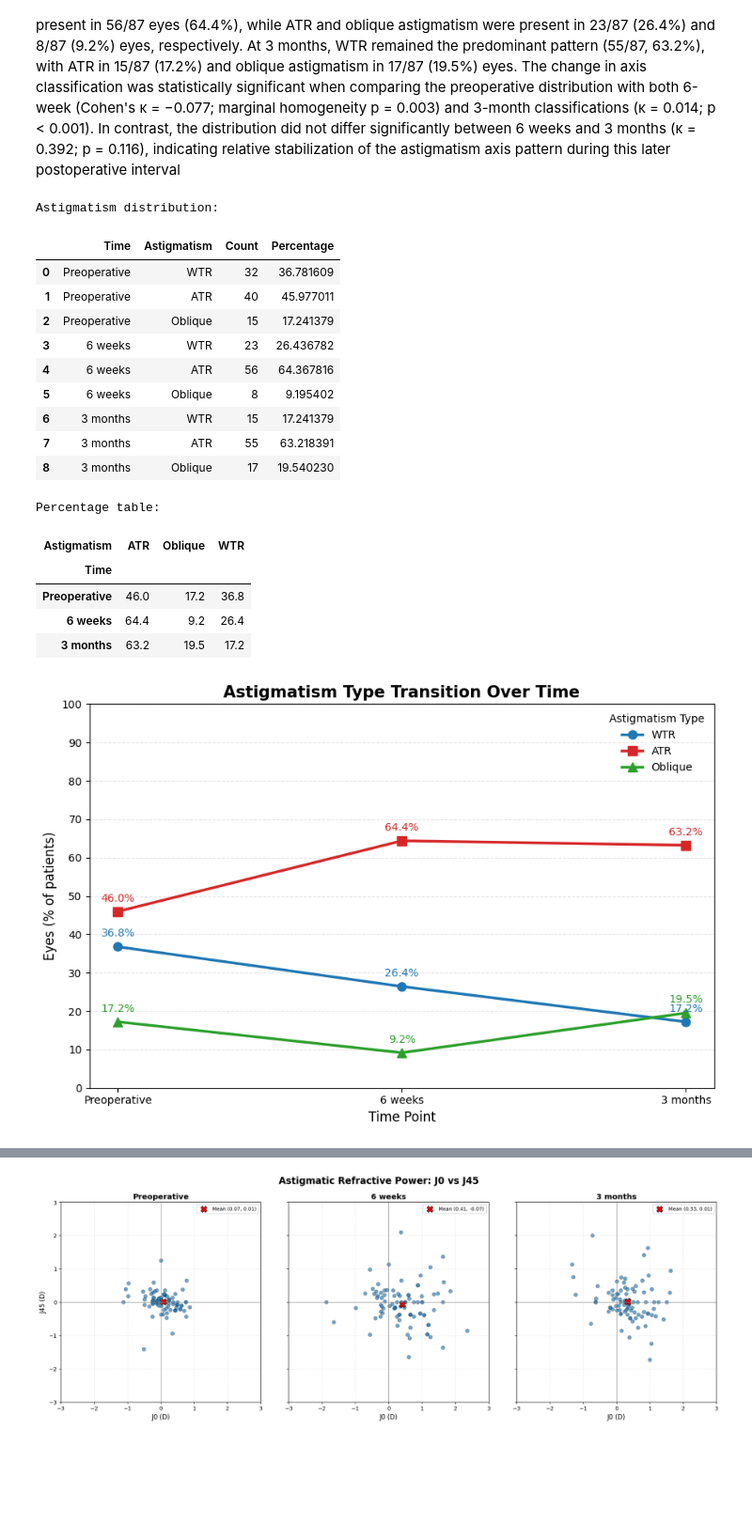
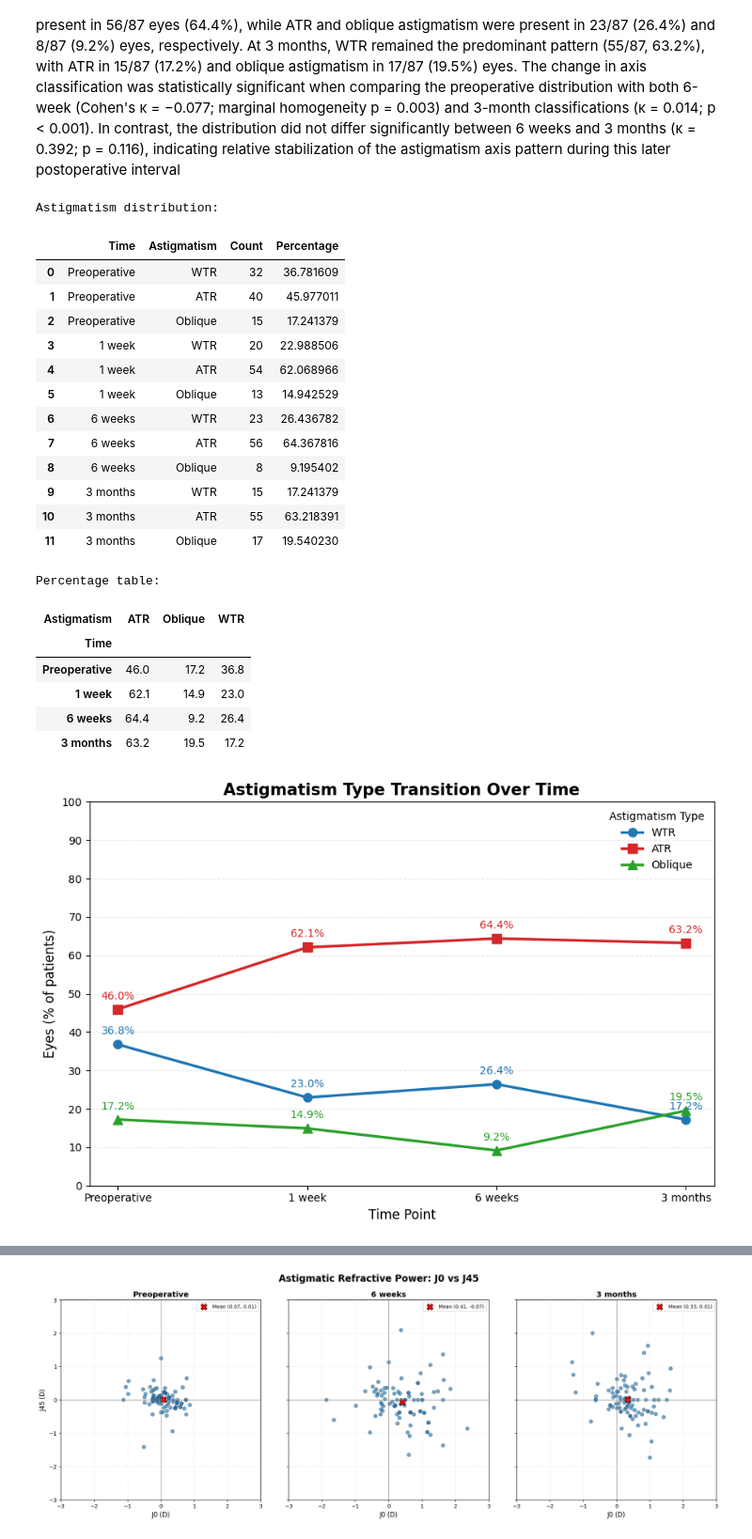
Before and after one commit to krishnacharyaprabhakar-lgtm/AI-Ophthalmology-Dashboard, a Jupyter notebook: pva_study_Egypt_30_8_26.ipynb, the cells around one changed output, grey strips where cells are left out. Shown at 94% size. Cells and saved outputs as stored; diff of their text form; code cells hidden in the pictures; blank space fills up the shorter version.

```diff
--- a/pva_study_Egypt_30_8_26.ipynb
+++ b/pva_study_Egypt_30_8_26.ipynb
@@ -1156,6 +1156,7 @@ sorted_data[
 # %%
 vector_cols = [
     'Preop_J0', 'Preop_J45', 'Preop_J',
+    'J0_1wk', 'J45_1wk', 'J_1wk',
     'J0_6wk', 'J45_6wk', 'J_6wk',
     'J0_3mth', 'J45_3mth', 'J_3mth'
 ]
@@ -1219,6 +1230,11 @@ import pandas as pd
 import numpy as np
 
 comparisons = {
+    'Preop vs 1wk': {
+        'J0': ('Preop_J0', 'J0_1wk'),
+        'J45': ('Preop_J45', 'J45_1wk'),
+        'J': ('Preop_J', 'J_1wk')
+    },
     'Preop vs 6wk': {
         'J0': ('Preop_J0', 'J0_6wk'),
         'J45': ('Preop_J45', 'J45_6wk'),
@@ -1228,6 +1244,11 @@ comparisons = {
         'J0': ('Preop_J0', 'J0_3mth'),
         'J45': ('Preop_J45', 'J45_3mth'),
         'J': ('Preop_J', 'J_3mth')
+    },
+    '1wk vs 6wk': {
+        'J0': ('J0_1wk', 'J0_6wk'),
+        'J45': ('J45_1wk', 'J45_6wk'),
+        'J': ('J_1wk', 'J_6wk')
     },
     '6wk vs 3mth': {
         'J0': ('J0_6wk', 'J0_3mth'),
@@ -1386,14 +1505,14 @@ import pandas as pd
 import numpy as np
 
 # -----------------------------------------
-# STEP 1: Ensure 6-week axis is numeric
+# STEP 1: Ensure 1-week axis is numeric
 # -----------------------------------------
-sorted_data['Axis6wk_minus'] = pd.to_numeric(
-    sorted_data['Axis6wk_minus'], errors='coerce'
+sorted_data['Axis1wk_minus'] = pd.to_numeric(
+    sorted_data['Axis1wk_minus'], errors='coerce'
 )
 
 # Normalize axis to 0–180°
-sorted_data['Axis6wk_minus'] = sorted_data['Axis6wk_minus'] % 180
+sorted_data['Axis1wk_minus'] = sorted_data['Axis1wk_minus'] % 180
 
 
 # -----------------------------------------
@@ -1415,7 +1534,10 @@ def classify_astigmatism(axis):
     # Oblique: 30–60° or 120–150°
     else:
         return 'Oblique'
-
+# create 1 wk classificatin
+sorted_data['Postop_1wk_Astigmatism_Type'] = (
+    sorted_data['Axis1wk_minus'].apply(classify_astigmatism)
+)
 
 # -----------------------------------------
 # STEP 3: Create 6-week classification
@@ -1524,6 +1646,10 @@ sorted_data["Preop_Astigmatism_Type"] = sorted_data["PreopA1"].apply(
     classify_astigmatism
 )
 
+sorted_data["Postop_1wk_Astigmatism_Type"] = sorted_data["Axis1wk_minus"].apply(
+    classify_astigmatism
+)
+
 sorted_data["Postop_6wk_Astigmatism_Type"] = sorted_data["Axis6wk_minus"].apply(
     classify_astigmatism
 )
@@ -1531,6 +1657,16 @@ sorted_data["Postop_6wk_Astigmatism_Type"] = sorted_data["Axis6wk_minus"].apply(
 sorted_data["Postop_3mth_Astigmatism_Type"] = sorted_data["Axis3mth_minus"].apply(
     classify_astigmatism
 )
+
+# preop to 1 wk transition
+transition_preop_1wk = pd.crosstab(
+    sorted_data['Preop_Astigmatism_Type'],
+    sorted_data['Postop_1wk_Astigmatism_Type'],
+    margins=True
+)
+print("Preoperative → 1-week transition")
+display(transition_preop_1wk)
+
 
 # ---------------------------------------------------------
 # PREOP → 6 WEEK TRANSITION
@@ -2118,6 +2306,9 @@ def classify_astigmatism(axis):
 sorted_data["Preop_Astigmatism_Type"] = sorted_data["PreopA1"].apply(
     classify_astigmatism
 )
+sorted_data["Postop_1wk_Astigmatism_Type"] = sorted_data["Axis1wk_minus"].apply(
+    classify_astigmatism
+)
 
 sorted_data["Postop_6wk_Astigmatism_Type"] = sorted_data["Axis6wk_minus"].apply(
     classify_astigmatism
@@ -2136,6 +2327,7 @@ categories = ["WTR", "ATR", "Oblique"]
 
 time_points = {
     "Preoperative": "Preop_Astigmatism_Type",
+    "1 week": "Postop_1wk_Astigmatism_Type",
     "6 weeks": "Postop_6wk_Astigmatism_Type",
     "3 months": "Postop_3mth_Astigmatism_Type"
 }
@@ -2177,7 +2369,7 @@ plot_data = summary.pivot(
 )
 
 plot_data = plot_data.loc[
-    ["Preoperative", "6 weeks", "3 months"]
+    ["Preoperative", "1 week", "6 weeks", "3 months"]
 ]
 
 print("\nPercentage table:")
@@ -2255,40 +2447,44 @@ plt.ylim(0, 100)
 plt.yticks(
     np.arange(0, 101, 10)
 )
 
 plt.grid(
     axis="y",
     linestyle="--",
     alpha=0.3
 )
 
 plt.legend(
     title="Astigmatism Type",
     frameon=False
 )
 
 plt.tight_layout()
 
 plt.show()
 # %% [output]
 Astigmatism distribution:
 |  | Time | Astigmatism | Count | Percentage |
 | 0 | Preoperative | WTR | 32 | 36.781609 |
 | 1 | Preoperative | ATR | 40 | 45.977011 |
 | 2 | Preoperative | Oblique | 15 | 17.241379 |
-| 3 | 6 weeks | WTR | 23 | 26.436782 |
-| 4 | 6 weeks | ATR | 56 | 64.367816 |
-| 5 | 6 weeks | Oblique | 8 | 9.195402 |
-| 6 | 3 months | WTR | 15 | 17.241379 |
-| 7 | 3 months | ATR | 55 | 63.218391 |
-| 8 | 3 months | Oblique | 17 | 19.540230 |
+| 3 | 1 week | WTR | 20 | 22.988506 |
+| 4 | 1 week | ATR | 54 | 62.068966 |
+| 5 | 1 week | Oblique | 13 | 14.942529 |
+| 6 | 6 weeks | WTR | 23 | 26.436782 |
+| 7 | 6 weeks | ATR | 56 | 64.367816 |
+| 8 | 6 weeks | Oblique | 8 | 9.195402 |
+| 9 | 3 months | WTR | 15 | 17.241379 |
+| 10 | 3 months | ATR | 55 | 63.218391 |
+| 11 | 3 months | Oblique | 17 | 19.540230 |
 Percentage table:
 | Astigmatism | ATR | Oblique | WTR |
 | Time |  |  |  |
 | Preoperative | 46.0 | 17.2 | 36.8 |
+| 1 week | 62.1 | 14.9 | 23.0 |
 | 6 weeks | 64.4 | 9.2 | 26.4 |
 | 3 months | 63.2 | 19.5 | 17.2 |
-[figure, old version]
+[figure, new version]
 # %%
 # ============================================================
 # LINE GRAPH OF ASTIGMATIC VECTORS
```
Also changed, not shown: parts of 21 cells of this notebook.
